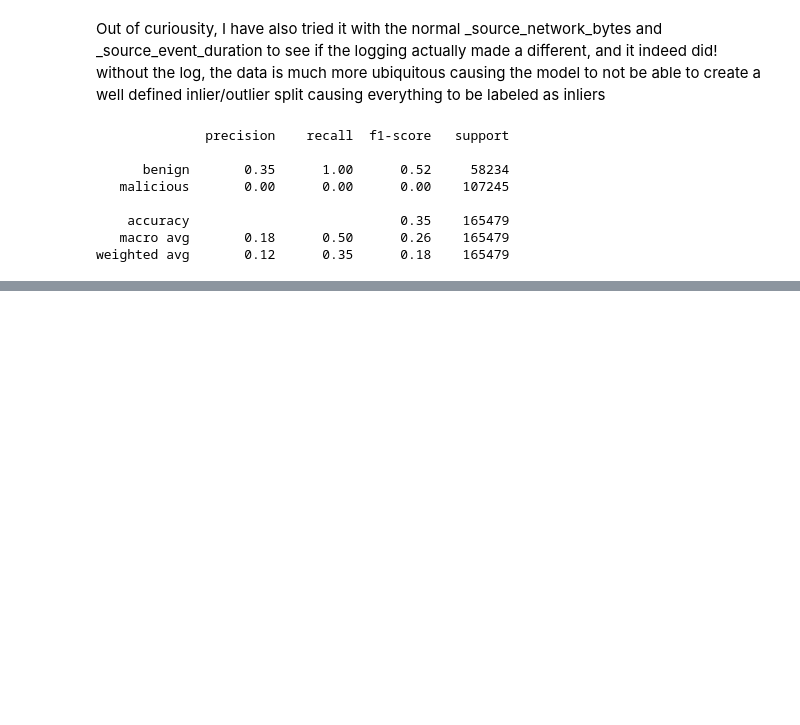
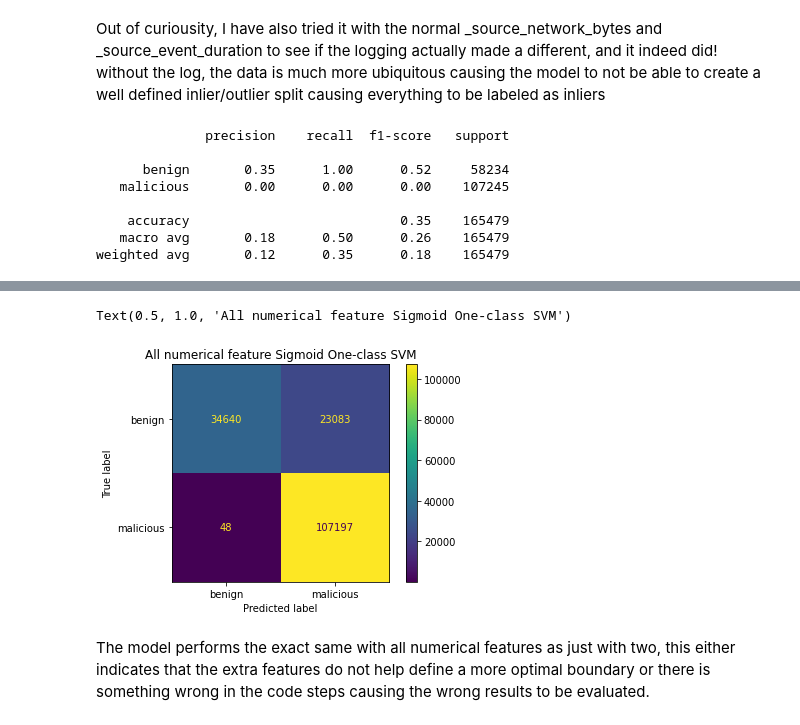
Before and after one commit to Fowthy/SueAI, a Jupyter notebook: SVM/OneClassSVM.ipynb, the cells around one changed output, grey strips where cells are left out. Drawn from its saved outputs; the diff is of its cells as text; code cells hidden in the pictures; blank space fills up the shorter version.

```diff
--- a/SVM/OneClassSVM.ipynb
+++ b/SVM/OneClassSVM.ipynb
@@ -674,0 +687,18 @@ weighted avg       0.12      0.35      0.18    165479
+# %%
+# Load the data
+df = pd.read_csv('../data/elastic_february2022_data.csv')
+# Get the necessary features
+df['_source_network_bytes_log'] = df['_source_network_bytes'].apply(lambda x: np.log(x) if x > 0 else 0)
+df['_source_event_duration_log'] = df['_source_event_duration'].apply(lambda x: np.log(x) if x > 0 else 0)
+mf_df = df[['_source_network_bytes_log', '_source_event_duration_log', 'label']]
+mf_df = mf_df.dropna()
+# Split df in benign/malicious
+benign_mf_df = mf_df[mf_df['label'] == 'benign']
+malicious_mf_df = mf_df[mf_df['label'] == 'malicious']
+
+# Split benign into train/test
+X_train, X_benign_test, y_train, y_benign_test = train_test_split(benign_mf_df[['_source_network_bytes_log', '_source_event_duration_log']].values.reshape(-1, 2), benign_mf_df['label'], test_size=0.2, random_state=42)
+
+# Add the malicious data back into the test split
+X_test = np.vstack((X_benign_test, malicious_mf_df[['_source_network_bytes_log', '_source_event_duration_log']].values.reshape(-1, 2)))
+y_test = pd.concat([y_benign_test, malicious_mf_df['label']])
@@ -674,0 +842,17 @@ weighted avg       0.12      0.35      0.18    165479
+# %%
+mf_df = df[['_source_flow_final', '_source_network_bytes', '_source_event_duration', '_source_destination_port', '_source_source_port', 'label']]
+mf_df = mf_df.dropna()
+# Split df in benign/malicious
+benign_mf_df = mf_df[mf_df['label'] == 'benign']
+malicious_mf_df = mf_df[mf_df['label'] == 'malicious']
+
+# Split benign into train/test
+X_train, X_benign_test, y_train, y_benign_test = train_test_split(benign_mf_df[['_source_flow_final', '_source_network_bytes', '_source_event_duration', '_source_destination_port', '_source_source_port']].values.reshape(-1, 5), benign_mf_df['label'], test_size=0.2, random_state=42)
+
+# Add the malicious data back into the test split
+X_test = np.vstack((X_benign_test, malicious_mf_df[['_source_flow_final', '_source_network_bytes', '_source_event_duration', '_source_destination_port', '_source_source_port']].values.reshape(-1, 5)))
+y_test = pd.concat([y_benign_test, malicious_mf_df['label']])
+
+# Compile and train the model
+sigmoid_full_feature_model = OneClassSVM(kernel="sigmoid", nu=0.4)
+sigmoid_full_feature_model.fit(X_train)
@@ -674,0 +861,3 @@ weighted avg       0.12      0.35      0.18    165479
+# %%
+sigmoid_full_feature_predictions = sigmoid_full_feature_model.predict(X_test)
+sigmoid_full_feature_predictions = ['benign' if pred == 1 else 'malicious' for pred in sigmoid_full_feature_predictions]
@@ -674,0 +875,10 @@ weighted avg       0.12      0.35      0.18    165479
+# %%
+cm = confusion_matrix(y_test, sigmoid_full_feature_predictions)
+matrix_display = ConfusionMatrixDisplay(confusion_matrix=cm, display_labels=['benign', 'malicious'])
+matrix_display.plot()
+plt.title("All numerical feature Sigmoid One-class SVM")
+# %% [output]
+Text(0.5, 1.0, 'All numerical feature Sigmoid One-class SVM')
+[figure, added]
+# %% [markdown]
+The model performs the exact same with all numerical features as just with two, this either indicates that the extra features do not help define a more optimal boundary or there is something wrong in the code steps causing the wrong results to be evaluated.
```
Also changed, not shown: parts of 25 cells of this notebook.
